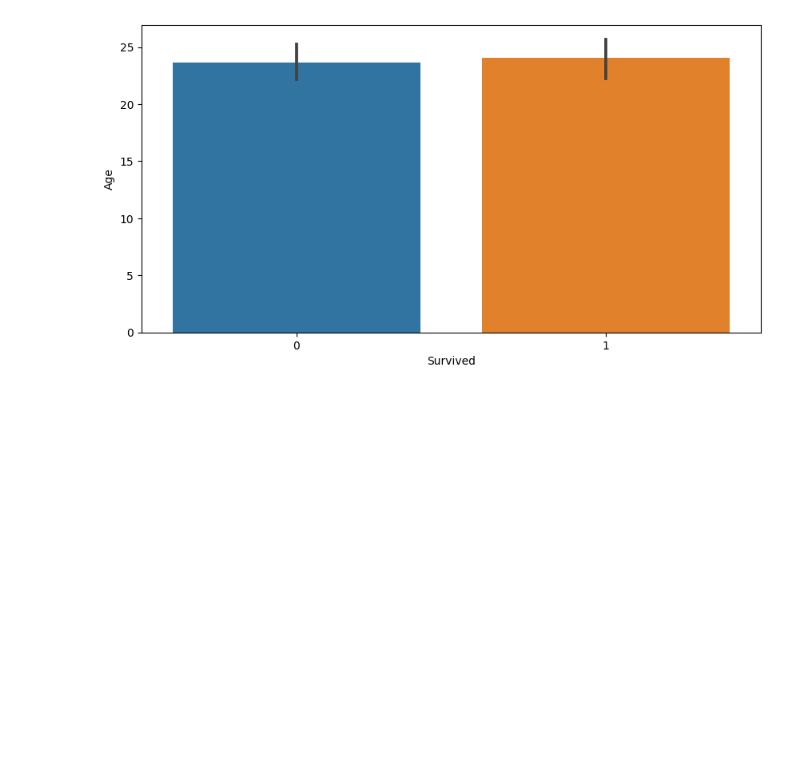
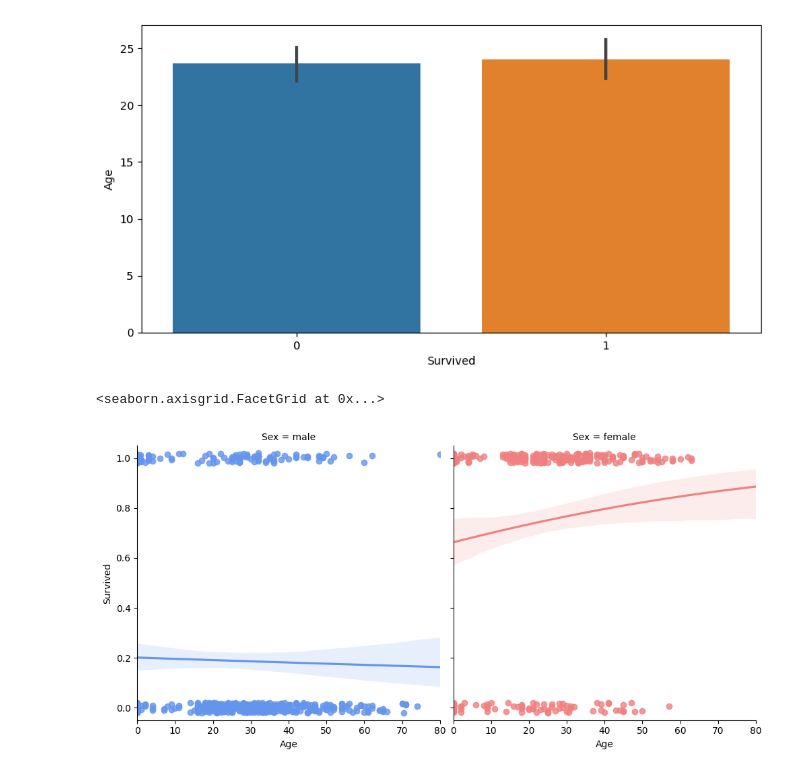
Before and after one commit to Denniels/titanic, a Jupyter notebook: titanic.ipynb, the cells around one changed output. Saved outputs shown, nothing was run; the diff lists cells and outputs as text; code cells hidden in the pictures; blank space fills up the shorter version.

```diff
--- a/titanic.ipynb
+++ b/titanic.ipynb
@@ -153,3 +154,13 @@ sns.barplot(
 # %% [output]
 <Axes: xlabel='Survived', ylabel='Age'>
 [figure]
+# %%
+
+pal = dict(male="#6495ED", female="#F08080")
+
+g = sns.lmplot(x="Age", y="Survived", col="Sex", hue="Sex", data=train_data,
+               palette=pal, y_jitter=.02, logistic=True, truncate=False)
+g.set(xlim=(0, 80), ylim=(-.05, 1.05))
+# %% [output]
+<seaborn.axisgrid.FacetGrid at 0x...>
+[figure, added]
```
Also changed, not shown: parts of 3 cells of this notebook.
